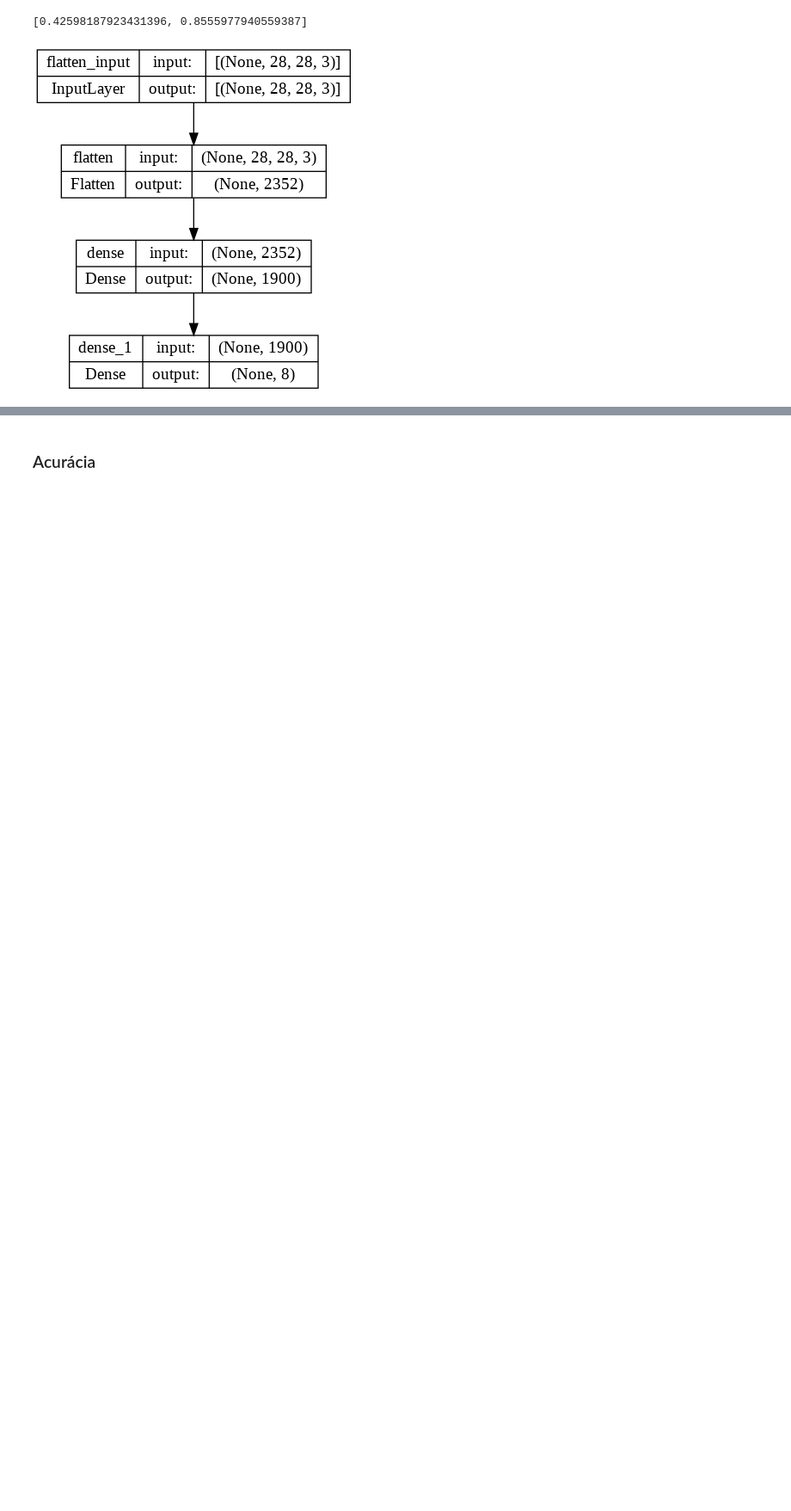
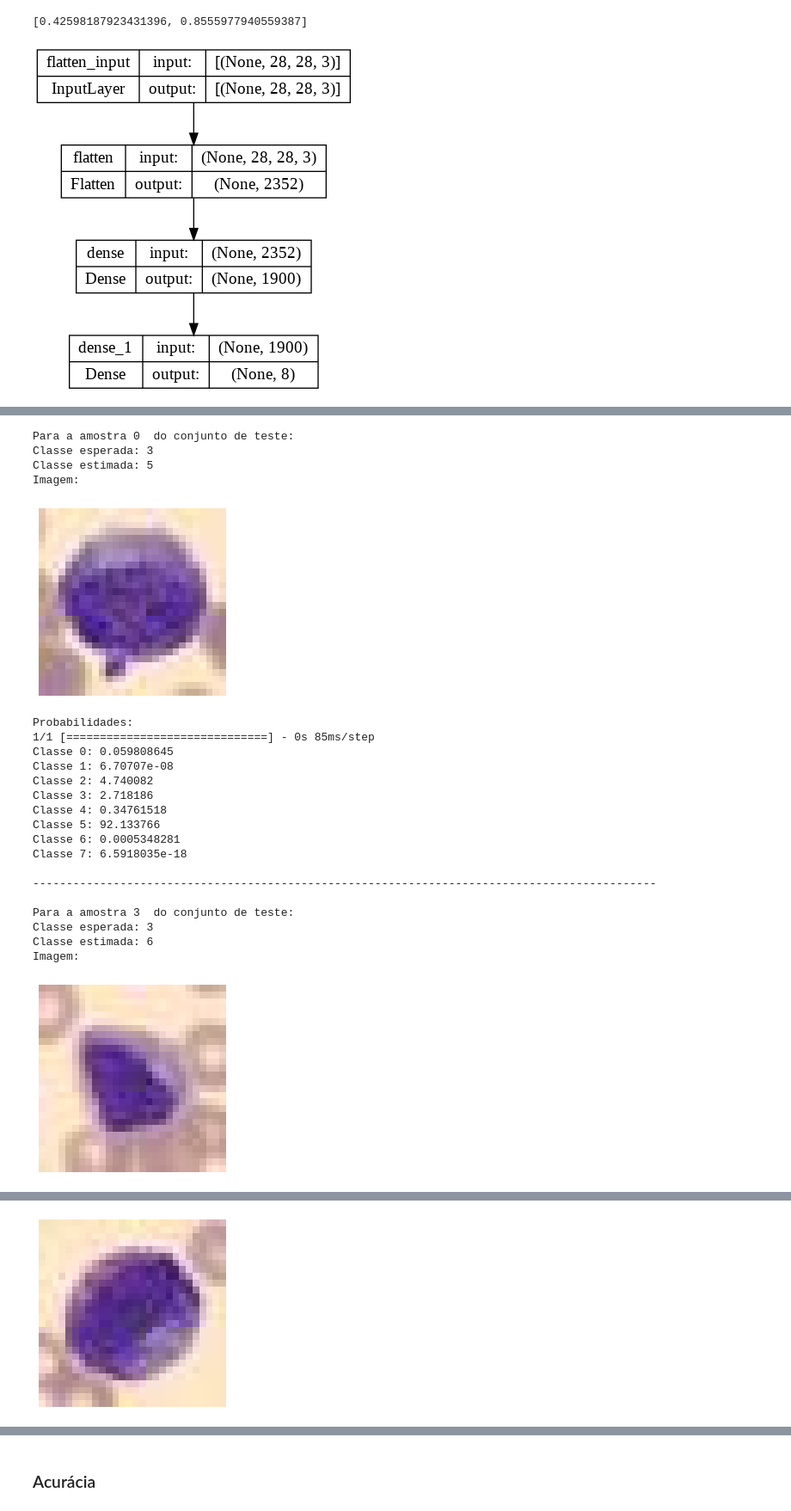
Before and after one commit to LuisLVieira/IA048, a Jupyter notebook: EFC3/efc3_221045_242448.ipynb, the cells around one changed output, grey strips where cells are left out. Shown at 86% size. Cells and saved outputs as stored; diff of their text form; code cells hidden in the pictures; blank space fills up the shorter version.

```diff
--- a/EFC3/efc3_221045_242448.ipynb
+++ b/EFC3/efc3_221045_242448.ipynb
@@ -482,11 +458,10 @@ keras.backend.clear_session()
 np.random.seed(42)
 tf.random.set_seed(42)
 
+# construção do modelo com hiperparâmetros ótimos
 mlp1 = keras.models.Sequential()
-mlp1.add(keras.layers.Flatten(input_shape=[28, 28, 3]))
-# model.add(keras.layers.Dense(hp.Int("units", min_value=50, max_value=2000, step=200), activation="relu",
-#                             kernel_regularizer=keras.regularizers.l1_l2(hp.Float("l1_l2", min_value=1e-15, max_value=1, sampling="log")))) # camada intermediária
-mlp1.add(keras.layers.Dense(1900, activation="relu"))#, kernel_regularizer=keras.regularizers.l1_l2(.01))) # camada intermediária com número de neurônios variável
+mlp1.add(keras.layers.Flatten(input_shape=[28, 28, 3])) # camada de entrada
+mlp1.add(keras.layers.Dense(1900, activation="relu")) # camada intermediária com 1900 neurônios
 mlp1.add(keras.layers.Dense(8, activation="softmax")) # camada de saída
 learning_rate = 0.0005
 # compila o modelo de MLP criado
@@ -499,18 +474,15 @@ from sklearn.utils import class_weight
 class_weights = class_weight.compute_class_weight(class_weight='balanced', classes = np.unique(y_train), y=y_train)
 class_weights = dict(enumerate(class_weights))
 
-keras.utils.plot_model(mlp1, "MLP_1L_model.png", show_shapes=True)
+# treina o modelo
+history = mlp1.fit(x_train, y_train, epochs=100, validation_data=(x_valid, y_valid), class_weight=class_weights)
 
-history = mlp1.fit(x_train, y_train, epochs=100,
-                    validation_data=(x_valid, y_valid), class_weight=class_weights)#, callbacks=[tf.keras.callbacks.EarlyStopping(monitor='val_accuracy', patience=15)])#, class_weight=class_weights)
-
+# plota curva de treinamento
 pd.DataFrame(history.history).plot(figsize=(8, 5))
 plt.grid(True)
 plt.gca().set_ylim(0, 1)
 save_fig("keras_learning_curves_mlp1")
 plt.show()
-
-mlp1.evaluate(x_test, y_test)
 # %% [output]
 Epoch 1/100
 374/374 [==============================] - 3s 5ms/step - loss: 1.4163 - accuracy: 0.5071 - val_loss: 0.9751 - val_accuracy: 0.6355
@@ -553,3 +526,59 @@ print(y_test[:3])
 107/107 [==============================] - 0s 2ms/step
 [5 0 1]
 [3 0 1]
+# %%
+classes = [0,1,2,3,4,5,6,7]
+error = []
+# Identifica os índices das 5 primeiras labels previstas de forma errada
+for j in range(0,len(y_pred_MLP1),1):
+  if y_pred_MLP1[j] != y_test[j]:
+    error.append(j)
+    error = error[:5]
+# Mostra a classe obtida, a classe esperada e as probabilidades para os 5 primeiros erros
+for index in range(0,len(error),1):
+  print("Para a amostra", error[index]," do conjunto de teste:")
+  print("Classe esperada:",y_test[error[index]])
+  print("Classe estimada:",y_pred_MLP1[error[index]])
+  print("Imagem:")
+  plt.imshow(test_img[error[index]],cmap="gray")
+  plt.axis("off")
+  plt.show()
+  print("")
+  print("Probabilidades:")
+  x_teste= tf.expand_dims(x_test[error[index]], 0)  # Create batch axis
+  prob = mlp1.predict(x_teste)*100
+  print("Classe 0:", prob[0][0])
+  print("Classe 1:", prob[0][1])
+  print("Classe 2:", prob[0][2])
+  print("Classe 3:", prob[0][3])
+  print("Classe 4:", prob[0][4])
+  print("Classe 5:", prob[0][5])
+  print("Classe 6:", prob[0][6])
+  print("Classe 7:", prob[0][7])
+  print("")
+  print("---------------------------------------------------------------------------------------------")
+  print("")
+# %% [output]
+Para a amostra 0  do conjunto de teste:
+Classe esperada: 3
+Classe estimada: 5
+Imagem:
+[figure, added]
+Probabilidades:
+1/1 [==============================] - 0s 85ms/step
+Classe 0: 0.059808645
+Classe 1: 6.70707e-08
+Classe 2: 4.740082
+Classe 3: 2.718186
+Classe 4: 0.34761518
+Classe 5: 92.133766
+Classe 6: 0.0005348281
+Classe 7: 6.5918035e-18
+
+---------------------------------------------------------------------------------------------
+
+Para a amostra 3  do conjunto de teste:
+Classe esperada: 3
+Classe estimada: 6
+Imagem:
+[figure, added]
@@ -555,0 +602 @@ print(y_test[:3])
+[figure, added]
```
Also changed, not shown: parts of 21 cells of this notebook, 23 other files.
